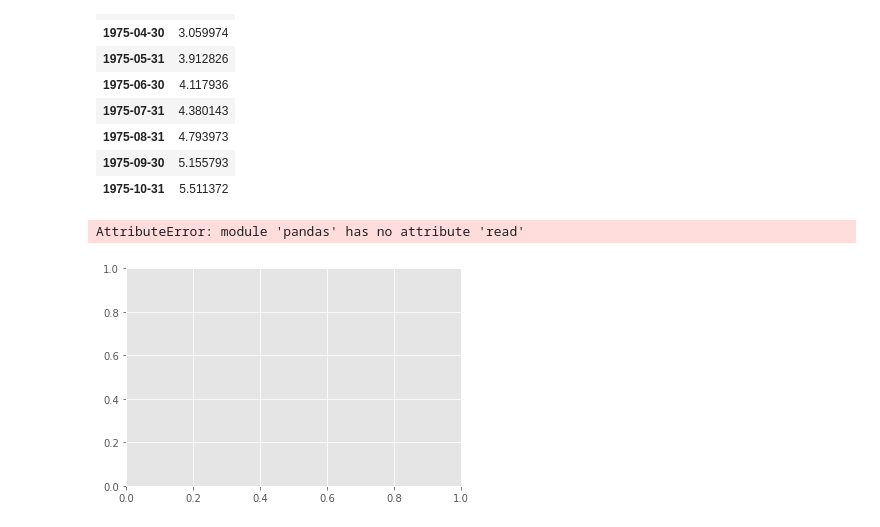
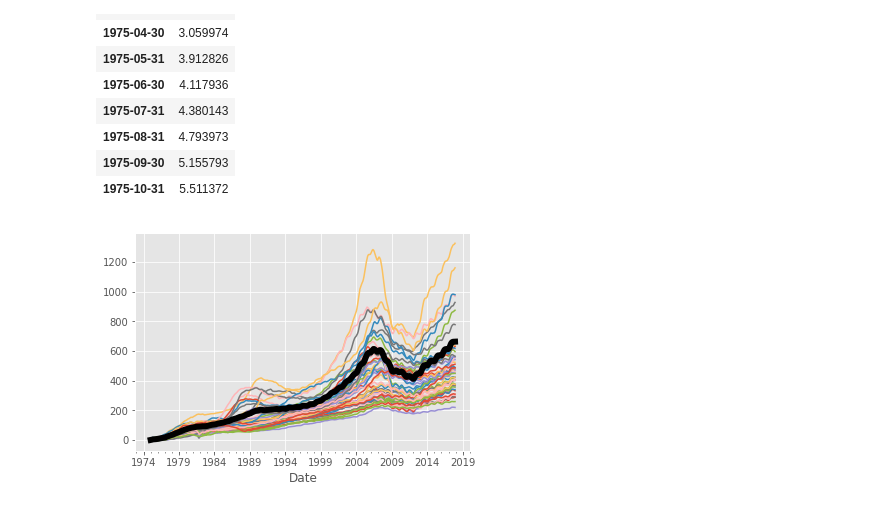
Before and after one commit to anurag19997/Sentdex-Practice, a Jupyter notebook: Building dataset.ipynb, the cells around one changed output. Cells and saved outputs as stored; diff of their text form; code cells hidden in the pictures.

```diff
--- a/Building dataset.ipynb
+++ b/Building dataset.ipynb
@@ -86,13 +86,12 @@ benchmark.head(10)
 # %%
 fig = plt.figure()
 ax1 = plt.subplot2grid((1,1), (0,0))
-HPI_pct_change_data = pd.read('fiddy_states3.pickle')
+HPI_pct_change_data = pd.read_pickle('fiddy_states3.pickle')
 HPI_pct_change_data.plot(ax = ax1)
 
 benchmark = HPI_benchmark()
-benchmark.plot(ax = ax1, color = 'k', linewidth = 10)
+benchmark.plot(ax = ax1, color = 'k', linewidth = 6)
 
 plt.legend().remove()
 # %% [output]
-AttributeError: module 'pandas' has no attribute 'read'
-[figure, old version]
+[figure, new version]
```
